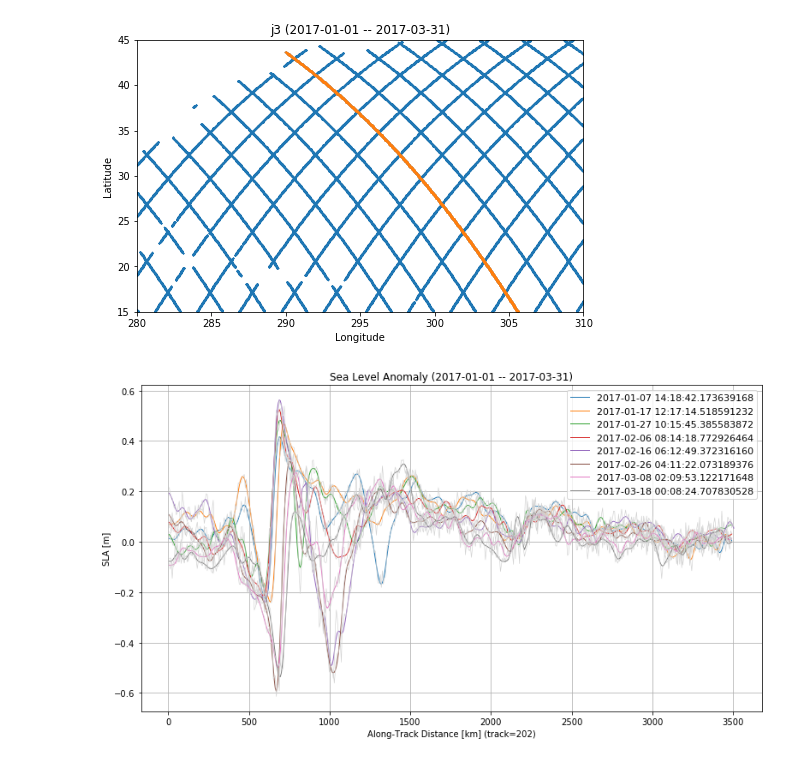
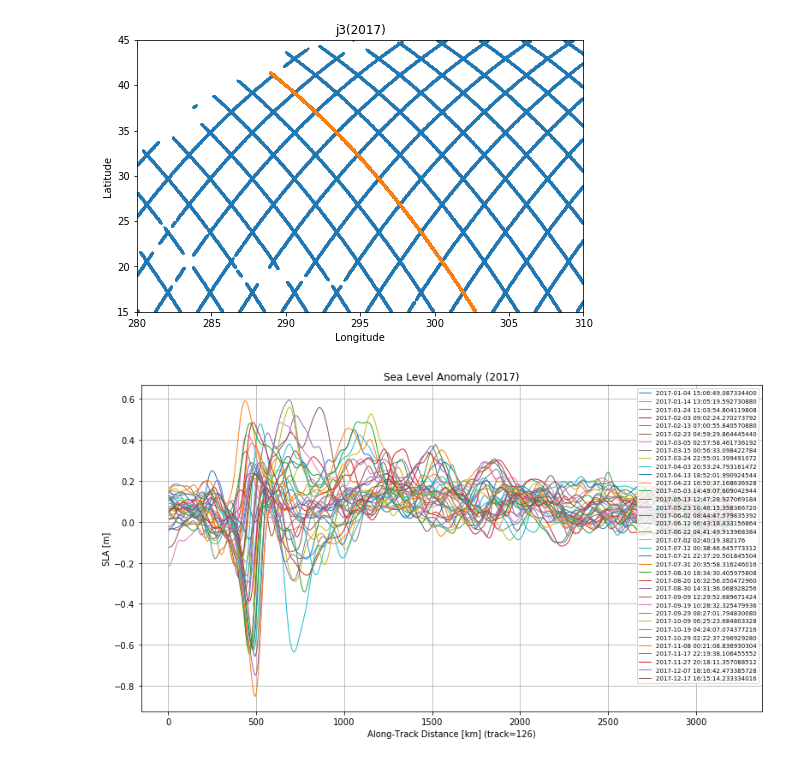
Before and after one commit to ocean-eddy-cpt/WP1T2-2D-EKE-Analysis, a Jupyter notebook: n_atl_along_track_sla.ipynb, the cells around one changed output. Drawn from its saved outputs; the diff is of its cells as text; code cells hidden in the pictures.

```diff
--- a/n_atl_along_track_sla.ipynb
+++ b/n_atl_along_track_sla.ipynb
@@ -37,0 +43,2 @@ ds2 = cat['c2'].to_dask()
+# %%
+ds2 = ds1[['sla_filtered', 'track']]
@@ -49,9 +62,12 @@ df2 = ds_ll2.to_dataframe()
 # %%
 # - subset to shorter time series and within domain I care about
-df1_sub = df1.loc[time_s:time_e]  # slice j3 once in dataframe
+# df1_sub = df1.loc[time_s:time_e]  # slice j3 once in dataframe
 lon_w = 280
 lon_e = 310
 lat_s = 15
 lat_n = 45
-df_sub_j3 = df1_sub[(df1_sub['longitude'] > lon_w) & (df1_sub['longitude'] < lon_e) & (df1_sub['latitude'] > lat_s) & (df1_sub['latitude'] < lat_n)]
-df_sub_c2 = df2[(df2['longitude'] > lon_w) & (df2['longitude'] < lon_e) & (df2['latitude'] > lat_s) & (df2['latitude'] < lat_n)]
+t = time.time()
+sla = sla0.to_dataframe()
+df_sub_j2 = sla[(sla['longitude'] > lon_w) & (sla['longitude'] < lon_e) & (sla['latitude'] > lat_s) & (sla['latitude'] < lat_n)]
+elapsed = time.time() - t
+print(elapsed)
@@ -60,4 +78,8 @@ df_sub_c2 = df2[(df2['longitude'] > lon_w) & (df2['longitude'] < lon_e) & (df2['
 x1 = loadmat('/home/jovyan/along-track-altimetry-analysis/oleander_adcp_2017.mat')  # oleander adcp
 x3 = loadmat('/home/jovyan/along-track-altimetry-analysis/2014may_adcp.mat')  # line w
 x4 = xr.open_dataset('/home/jovyan/along-track-altimetry-analysis/n_atl_coasts.nc')  # line w
+# %%
+# subsequent analysis is written to process one satellite (select and define below)
+this_sat = df_sub_j2
+this_sat_key = 'j3'
 # %%
@@ -114,18 +127,22 @@ tracks in domain = [ 13.  24.  26.  39.  50.  63.  65.  74.  76.  89. 100. 102.
 dist_by_track = []
 track_num_key = []
 time_log = []
+tracks = [126, 202]
 # loop over each track
-for m in range(4):
-    i = track_num[sat_oleander_track[m]]
-    sat_track_i = this_sat[this_sat['track'] == i]
+for m in range(1):
+    i = tracks[m]  # track_num[sat_oleander_track[m]]  # this track
+    sat_track_i = this_sat[this_sat['track'] == i]  # subset the dataframe
+
     # distance along track (from arbitrary track starting location)
     # lat_s_d = np.nanmax(this_sat[df_sub1['track'] == i]['latitude'])
     # lon_s_d = np.nanmin(this_sat[df_sub1['track'] == i]['longitude'])
 
     j_s = 0  # initialize starting index of pass
     this_dist = []  # initialize output
-    this_dist_gc = []
+    this_dist_gc = []  # great circle comparison
+
     print('track=' + str(i))
+
     # loop over each point along track # i to compute and stack distance along track
     for j in tqdm(range(len(sat_track_i['latitude']))):
         # if we find that we are starting the track at a different time, recognize as new transect
@@ -141,16 +158,16 @@ for m in range(4):
         if tdiff.days > 1:  # identify next index j as new pass (if tdiff < a few seconds, we're on the same pass)
             print('delta t = ' + str(tdiff))
             this_sla = np.array(sat_track_i['sla_filtered'][(j_s + 1):(j + 1)])[:, None]
-            this_sla_unf = np.array(sat_track_i['sla_unfiltered'][(j_s + 1):(j + 1)])[:, None]
+            # this_sla_unf = np.array(sat_track_i['sla_unfiltered'][(j_s + 1):(j + 1)])[:, None]
             time_log.append(sat_track_i.index[(j_s + 1):(j + 1)].mean())
-            # compare great circle and vincenty methods for distance (~6.2km)
+            # -- compare great circle and vincenty methods for distance (~6.2km)
             this_dist.append(vincenty_inverse([sat_track_i['latitude'][j - 1], sat_track_i['longitude'][j - 1]],
                                               [sat_track_i['latitude'][j], sat_track_i['longitude'][j]]).m)
             this_dist_gc.append(great_circle(sat_track_i['longitude'][j - 1], sat_track_i['latitude'][j - 1],
                                              sat_track_i['longitude'][j], sat_track_i['latitude'][j]))
 
             dist_by_track.append(np.concatenate([np.array(this_dist)[:, None], np.array(this_dist_gc)[:, None],
-                                                 this_sla, this_sla_unf], axis=1))
+                                                 this_sla], axis=1))  #, this_sla_unf
             track_num_key.append(i)
             j_s = j + 1
             this_dist = []
@@ -185,33 +202,33 @@ delta t = 9 days 21:48:22.690144
 # %%
-track_i = 202  # desired track number to plot
+track_i = 126  # desired track number to plot
 this_track = np.where(np.array(track_num_key) == track_i)[0]  # sub indicies from this_dist (tracks looped over)
 
 # plot (sub domain selected, with id'd transect and desired number of transects)
 f, ax = plt.subplots(1, 1, figsize = (8, 5))
 ax.scatter(this_sat['longitude'], this_sat['latitude'], s=0.5)
 ax.scatter(this_sat['longitude'][this_sat['track'] == track_i], this_sat['latitude'][this_sat['track'] == track_i], s=0.75)
 ax.set_xlim([lon_w, lon_e])
 ax.set_ylim([lat_s, lat_n])
 ax.set_xlabel('Longitude')
 ax.set_ylabel('Latitude')
-ax.set_title(this_sat_key + ' (' + time_s + ' -- ' + time_e + ')' )
+ax.set_title(this_sat_key + '(2017)' )
 plt.show()
 
 f, ax = plt.subplots(1, 1, figsize = (13, 7))
 for i in range(len(this_track)):
     ax.plot(np.cumsum(dist_by_track[this_track[i]][:, 0])/1000.0, dist_by_track[this_track[i]][:, 2], linewidth=1, label=time_log[this_track[i]])
-    ax.plot(np.cumsum(dist_by_track[this_track[i]][:, 0])/1000.0, dist_by_track[this_track[i]][:, 3], linewidth=0.65, color='#D3D3D3')
+    # ax.plot(np.cumsum(dist_by_track[this_track[i]][:, 0])/1000.0, dist_by_track[this_track[i]][:, 3], linewidth=0.65, color='#D3D3D3')
     # print(np.nanmax(np.cumsum(dist_by_track[this_track[i]][:, 0])/1000.0))
 ax.set_xlabel('Along-Track Distance [km] (track=' + str(track_i) + ')')
 ax.set_ylabel('SLA [m]')
-ax.set_title('Sea Level Anomaly (' + time_s + ' -- ' + time_e + ')')
+ax.set_title('Sea Level Anomaly (2017)')
 handles, labels = ax.get_legend_handles_labels()
-ax.legend(handles, labels, fontsize=11)
+ax.legend(handles, labels, fontsize=7)
 ax.grid()
 plt.show()
 # %% [output]
-[figure, old version]
+[figure, new version]
-[figure, old version]
+[figure, new version]
 # %%
 # gaussian kernal
 # need to define variable width
```
Also changed, not shown: parts of 26 cells of this notebook.
